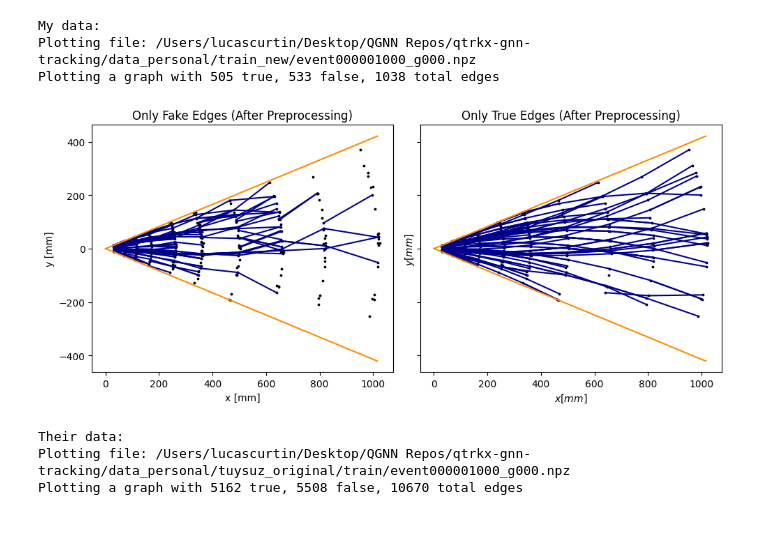
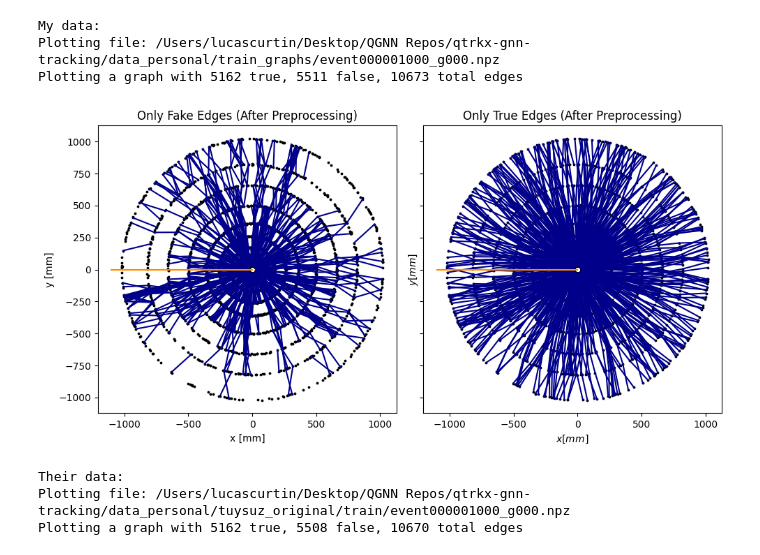
Before and after one commit to boboboon/qtrkx-gnn-tracking, a Jupyter notebook: notebooks/event_comparison.ipynb, the cells around one changed output. Saved outputs shown, nothing was run; the diff lists cells and outputs as text; code cells hidden in the pictures; blank space fills up the shorter version.

Commit message:
Possible trainscript fix

```diff
--- a/notebooks/event_comparison.ipynb
+++ b/notebooks/event_comparison.ipynb
@@ -138,23 +233,23 @@ def plot_cartesian_single(filenames,n_section,n_files):
 # %%
-input_dir='/Users/lucascurtin/Desktop/QGNN Repos/qtrkx-gnn-tracking/data_personal/train_new'
-n_section = 8
-n_files = 16
+input_dir='/Users/lucascurtin/Desktop/QGNN Repos/qtrkx-gnn-tracking/data_personal/train_graphs'
+n_section = 1
+n_files = 1
 
 
 
 input_dir = os.path.expandvars(input_dir)
 filenames = sorted([os.path.join(input_dir, f) for f in os.listdir(input_dir)
             if f.startswith('event') and f.endswith('.npz')])
 filenames[:n_files] if n_files is not None else filenames
 
 
 print('My data:')
 plot_cartesian_single(filenames[0],n_section,n_files)
 # %% [output]
 My data:
-Plotting file: /Users/lucascurtin/Desktop/QGNN Repos/qtrkx-gnn-tracking/data_personal/train_new/event000001000_g000.npz
-Plotting a graph with 505 true, 533 false, 1038 total edges
+Plotting file: /Users/lucascurtin/Desktop/QGNN Repos/qtrkx-gnn-tracking/data_personal/train_graphs/event000001000_g000.npz
+Plotting a graph with 5162 true, 5511 false, 10673 total edges
-[figure, old version]
+[figure, new version]
 # %%
 input_dir='/Users/lucascurtin/Desktop/QGNN Repos/qtrkx-gnn-tracking/data_personal/tuysuz_original/train'
 n_section = 8
```
Also changed, not shown: parts of 2 cells of this notebook, 8 other files.
